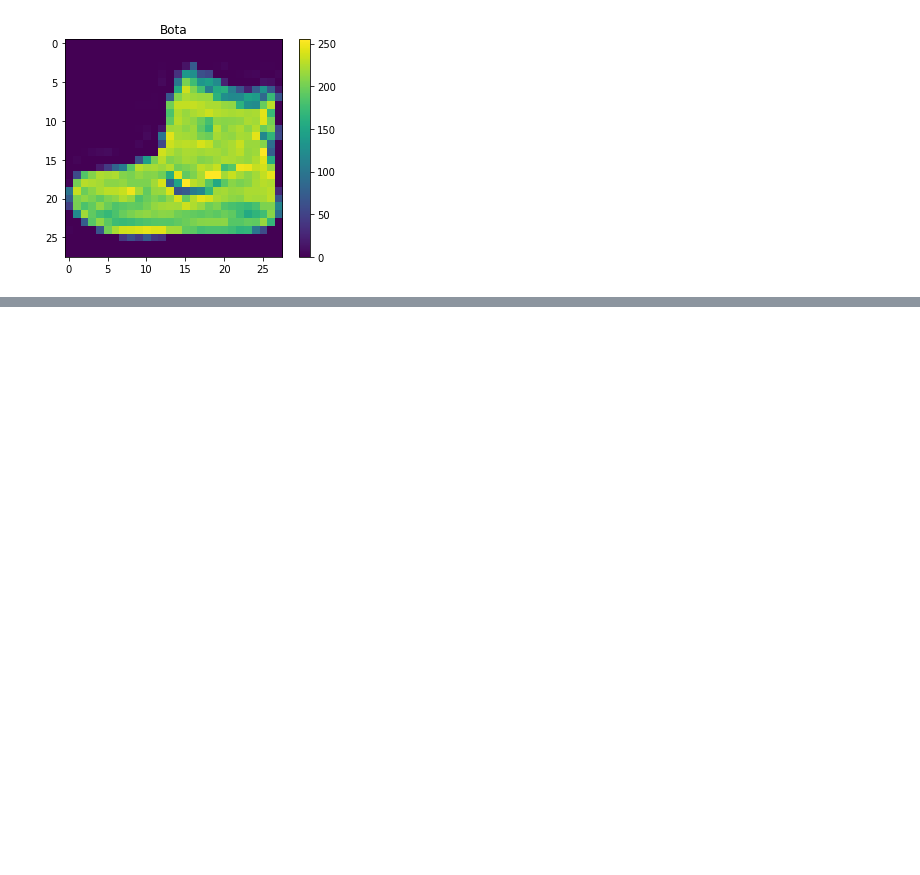
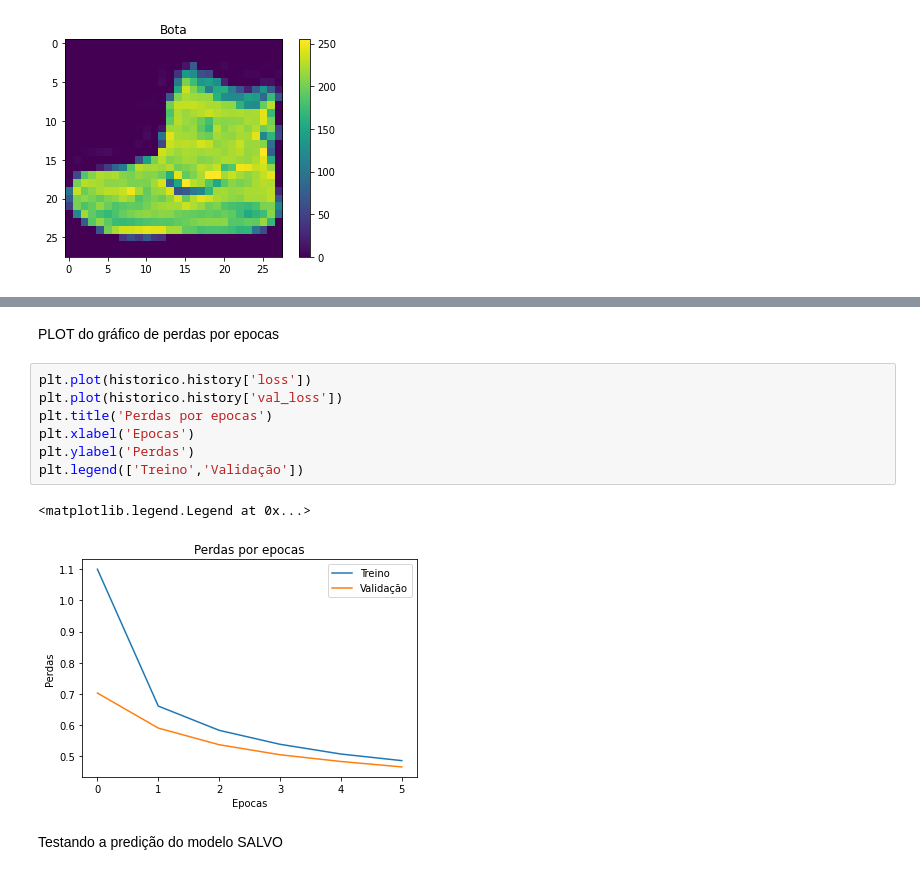
Before and after one commit to alrtas/Machine-Learning, a Jupyter notebook: Formação Machine Learning/Deep Learning Introducao com Keras/Parte 01/Deep_Learning_Introducao_com_Keras.ipynb, the cells around one changed output, grey strips where cells are left out. Drawn from its saved outputs; the diff is of its cells as text; blank space fills up the shorter version.

```diff
--- a/Formação Machine Learning/Deep Learning Introducao com Keras/Parte 01/Deep_Learning_Introducao_com_Keras.ipynb
+++ b/Formação Machine Learning/Deep Learning Introducao com Keras/Parte 01/Deep_Learning_Introducao_com_Keras.ipynb
@@ -98,0 +120,14 @@ Acurarica teste;  87.45999932289124
+# %% [markdown]
+PLOT do gráfico de perdas por epocas
+# %%
+plt.plot(historico.history['loss'])
+plt.plot(historico.history['val_loss'])
+plt.title('Perdas por epocas')
+plt.xlabel('Epocas')
+plt.ylabel('Perdas')
+plt.legend(['Treino','Validação'])
+# %% [output]
+<matplotlib.legend.Legend at 0x...>
+[figure, added]
+# %% [markdown]
+Testando a predição do modelo SALVO
```
Also changed, not shown: parts of 13 cells of this notebook.
